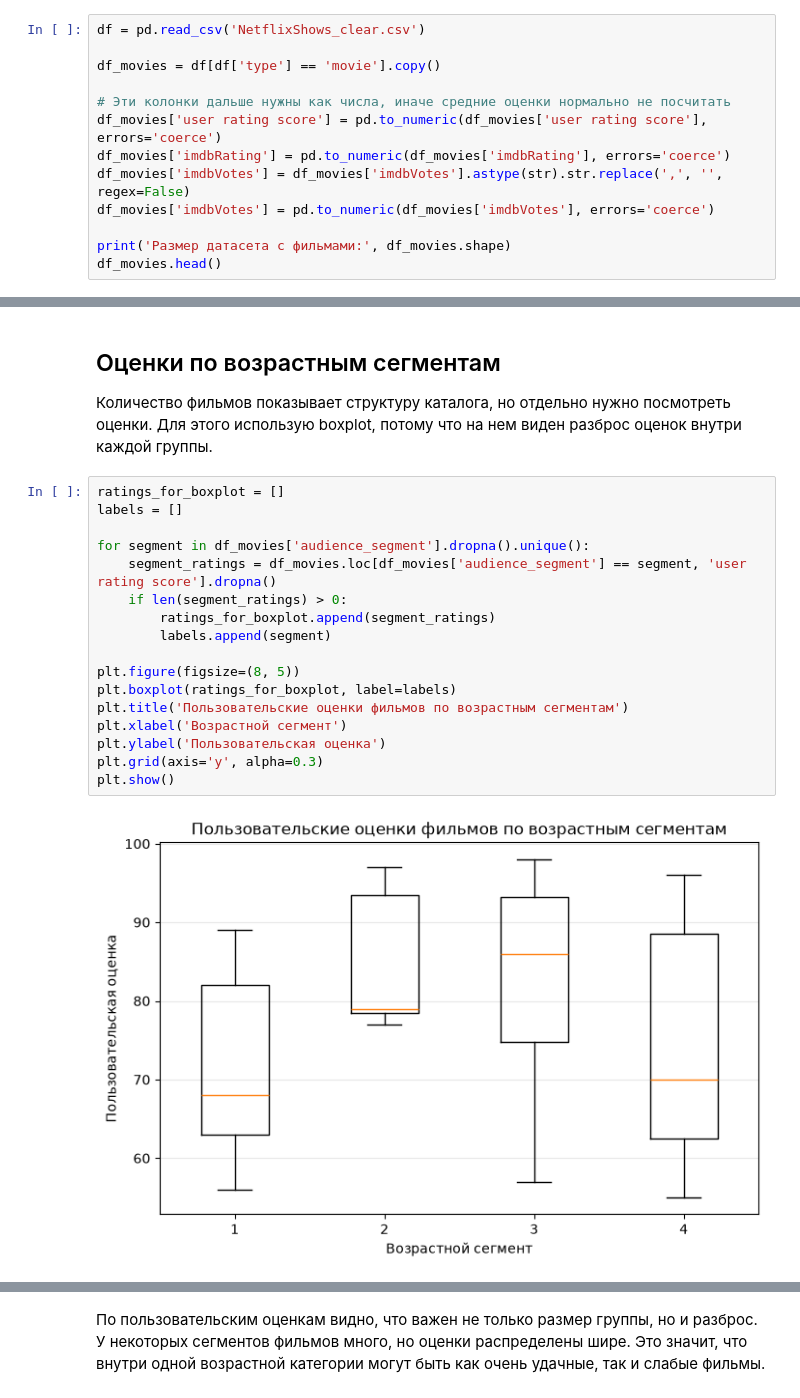
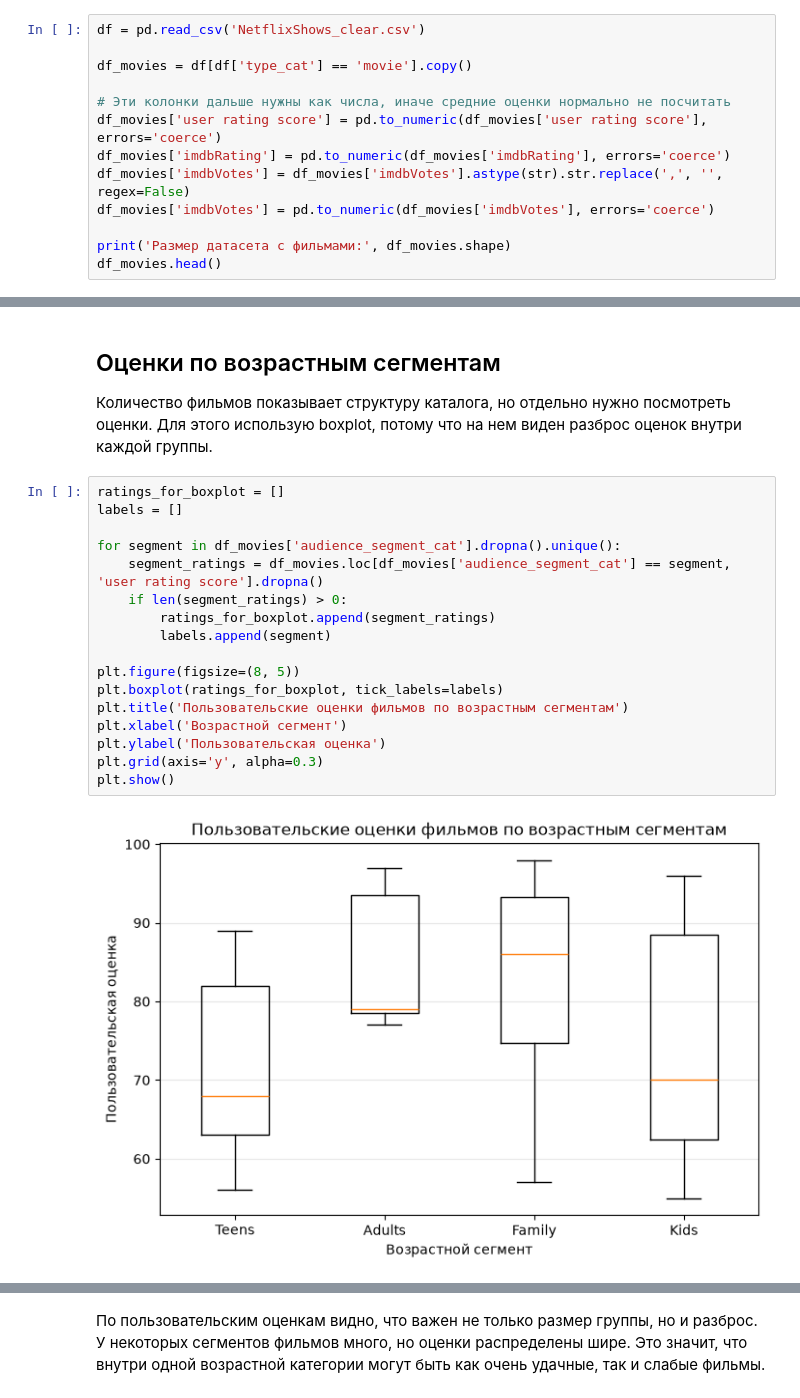
Before and after one commit to dtamendarov/MDS-EDA_Netflix, a Jupyter notebook: 04. Анализ фильмов (Данил).ipynb, the cells around one changed output, grey strips where cells are left out. Cells and saved outputs as stored; diff of their text form.

```diff
--- a/04. Анализ фильмов (Данил).ipynb
+++ b/04. Анализ фильмов (Данил).ipynb
@@ -18,7 +18,7 @@ pd.set_option('display.max_columns', None)
 # %%
 df = pd.read_csv('NetflixShows_clear.csv')
 
-df_movies = df[df['type'] == 'movie'].copy()
+df_movies = df[df['type_cat'] == 'movie'].copy()
 
 # Эти колонки дальше нужны как числа, иначе средние оценки нормально не посчитать
 df_movies['user rating score'] = pd.to_numeric(df_movies['user rating score'], errors='coerce')
@@ -208,19 +208,19 @@ plt.show()
 # %%
 ratings_for_boxplot = []
 labels = []
 
-for segment in df_movies['audience_segment'].dropna().unique():
-    segment_ratings = df_movies.loc[df_movies['audience_segment'] == segment, 'user rating score'].dropna()
+for segment in df_movies['audience_segment_cat'].dropna().unique():
+    segment_ratings = df_movies.loc[df_movies['audience_segment_cat'] == segment, 'user rating score'].dropna()
     if len(segment_ratings) > 0:
         ratings_for_boxplot.append(segment_ratings)
         labels.append(segment)
 
 plt.figure(figsize=(8, 5))
-plt.boxplot(ratings_for_boxplot, label=labels)
+plt.boxplot(ratings_for_boxplot, tick_labels=labels)
 plt.title('Пользовательские оценки фильмов по возрастным сегментам')
 plt.xlabel('Возрастной сегмент')
 plt.ylabel('Пользовательская оценка')
 plt.grid(axis='y', alpha=0.3)
 plt.show()
 # %% [output]
-[figure, old version]
+[figure, new version]
```
Also changed, not shown: parts of 5 cells of this notebook.
